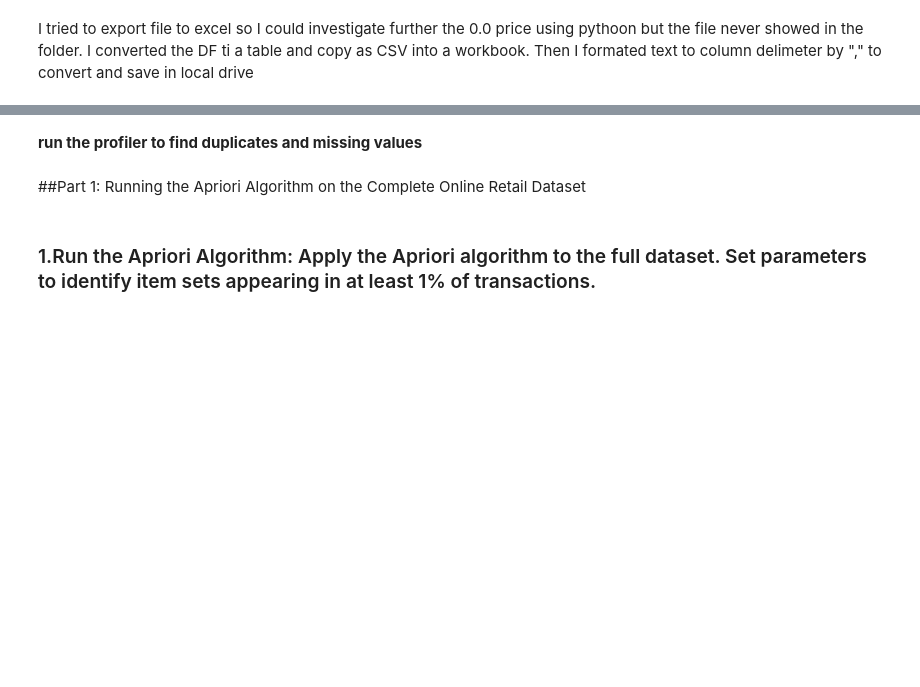
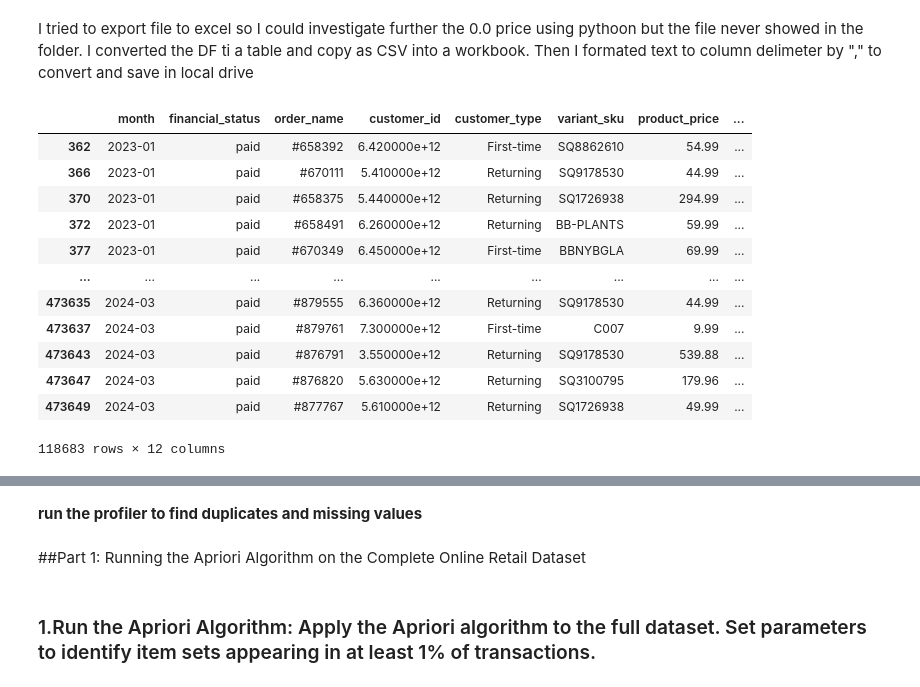
Before and after one commit to Requenamar3/Data-Mining, a Jupyter notebook: Data Mining Final Project.ipynb, the cells around one changed output, grey strips where cells are left out. Saved outputs shown, nothing was run; the diff lists cells and outputs as text; code cells hidden in the pictures; blank space fills up the shorter version.

```diff
--- a/Data Mining Final Project.ipynb
+++ b/Data Mining Final Project.ipynb
@@ -229,8 +258,0 @@ dtype: int64
-# %%
-# Replace NaN values in 'month' column with values from 'customer_cohort_month'
-BB_filtered['month'] = BB_filtered.apply(
-    lambda row: row['customer_cohort_month'] if pd.isnull(row['month']) else row['month'],
-    axis=1
-)
-
-BB_filtered
@@ -297,3 +312,22 @@ I tried to export file to excel so I could investigate further the 0.0 price usi
 I converted the DF ti a table and copy as CSV into a workbook. Then I formated text to column delimeter by "," to convert and save in local drive
 # %%
 # orders_with_zero_price.head(10)
+# %%
+#remove all missing values
+BB_filtered_cleaned = BB_filtered.dropna()
+
+BB_filtered_cleaned
+# %% [output]
+|  | month | financial_status | order_name | customer_id | customer_type | variant_sku | product_price | ... |
+| 362 | 2023-01 | paid | #658392 | 6.420000e+12 | First-time | SQ8862610 | 54.99 | ... |
+| 366 | 2023-01 | paid | #670111 | 5.410000e+12 | Returning | SQ9178530 | 44.99 | ... |
+| 370 | 2023-01 | paid | #658375 | 5.440000e+12 | Returning | SQ1726938 | 294.99 | ... |
+| 372 | 2023-01 | paid | #658491 | 6.260000e+12 | Returning | BB-PLANTS | 59.99 | ... |
+| 377 | 2023-01 | paid | #670349 | 6.450000e+12 | First-time | BBNYBGLA | 69.99 | ... |
+| ... | ... | ... | ... | ... | ... | ... | ... | ... |
+| 473635 | 2024-03 | paid | #879555 | 6.360000e+12 | Returning | SQ9178530 | 44.99 | ... |
+| 473637 | 2024-03 | paid | #879761 | 7.300000e+12 | First-time | C007 | 9.99 | ... |
+| 473643 | 2024-03 | paid | #876791 | 3.550000e+12 | Returning | SQ9178530 | 539.88 | ... |
+| 473647 | 2024-03 | paid | #876820 | 5.630000e+12 | Returning | SQ3100795 | 179.96 | ... |
+| 473649 | 2024-03 | paid | #877767 | 5.610000e+12 | Returning | SQ1726938 | 49.99 | ... |
+118683 rows × 12 columns
```
Also changed, not shown: parts of 25 cells of this notebook.
